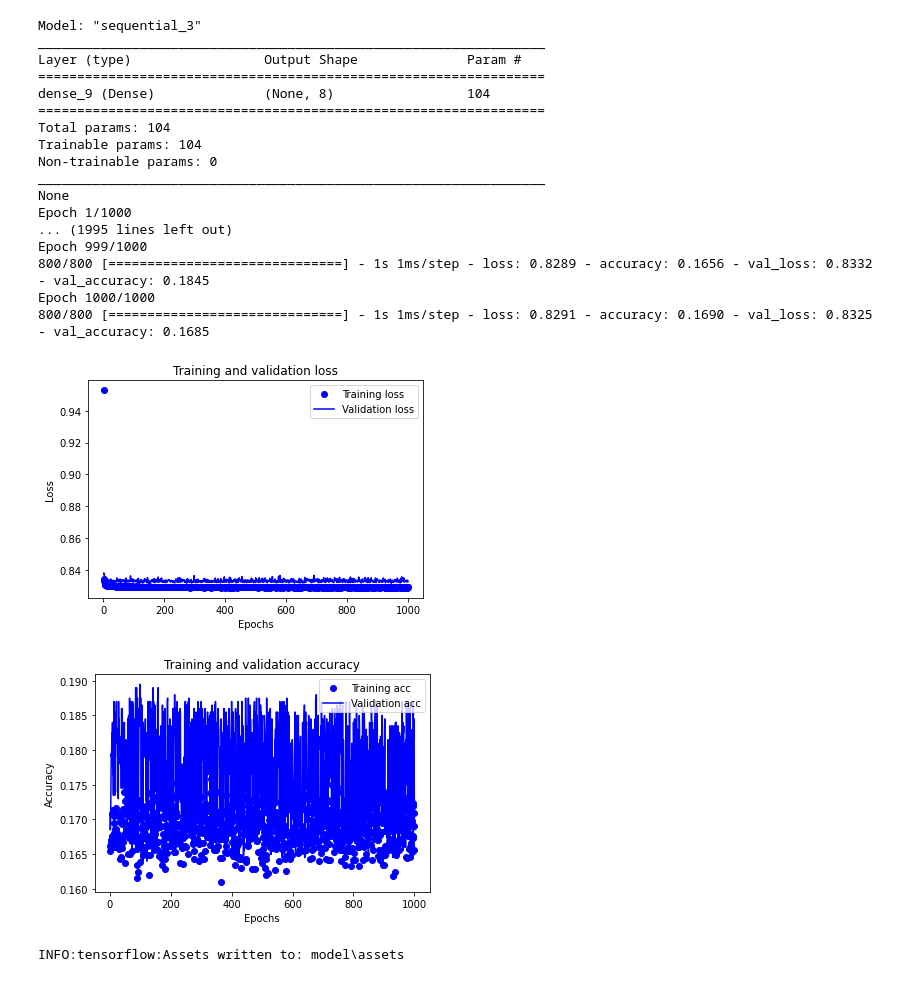
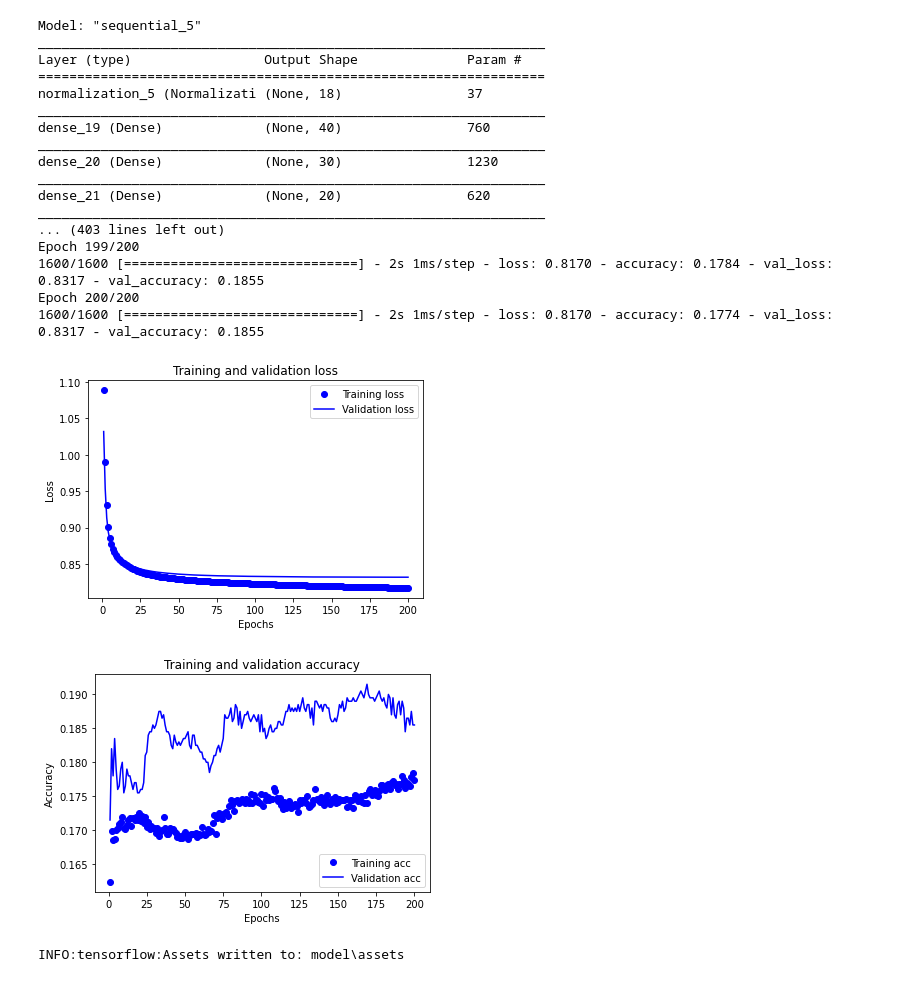
Before and after one commit to f-atwi/robot-interactive-ML-pybullet, a Jupyter notebook: python/train_model.ipynb, the cells around one changed output. Drawn from its saved outputs; the diff is of its cells as text; code cells hidden in the pictures.

```diff
--- a/python/train_model.ipynb
+++ b/python/train_model.ipynb
@@ -21,23 +18,27 @@ def NormalizeData(data):
 # %%
-x_data = NormalizeData(x_data)
+# x_data = NormalizeData(x_data)
 # %%
 x_train, x_test, y_train, y_test = train_test_split(x_data, y_data, test_size=0.2)
 # %%
 
-# normLayer = keras.layers.experimental.preprocessing.Normalization(mean= mean , variance=variance)
-# normLayer.adapt(x_train)
+normLayer = keras.layers.experimental.preprocessing.Normalization()
+normLayer.adapt(x_train)
 
 
 model = Sequential([
-#                 normLayer,
-                Dense(8, input_shape = (12,), activation='linear'),
+                normLayer,
+                Dense(40, input_shape = (18,), activation='relu'),
+                Dense(30, activation='relu'),
+                Dense(20, activation='relu'),
+                Dense(8, activation='linear'),
+
 ])
 
 print(model.summary())
 
 
-model.compile(loss="mse", optimizer = keras.optimizers.Adam(learning_rate=1e-3), metrics=['accuracy'])
-history = model.fit(x_train, y_train, epochs = 1000, batch_size = 10 , validation_data = (x_test, y_test))
+model.compile(loss="mse", optimizer = keras.optimizers.Adam(learning_rate=1e-5), metrics=['accuracy'])
+history = model.fit(x_train, y_train, epochs = 200, batch_size = 5 , validation_data = (x_test, y_test))
 
 history_dict = history.history
 history_dict.keys()
@@ -45,48 +46,48 @@ history_dict.keys()
 acc = history.history['accuracy']
 val_acc = history.history['val_accuracy']
 loss = history.history['loss']
 val_loss = history.history['val_loss']
 
 
 epochs = range(1, len(acc) + 1)
 
 plt.plot(epochs, loss, 'bo', label='Training loss')
 plt.plot(epochs, val_loss, 'b', label='Validation loss')
 plt.title('Training and validation loss')
 plt.xlabel('Epochs')
 plt.ylabel('Loss')
 plt.legend()
 
 plt.show()
 
 plt.plot(epochs, acc, 'bo', label='Training acc')
 plt.plot(epochs, val_acc, 'b', label='Validation acc')
 plt.title('Training and validation accuracy')
 plt.xlabel('Epochs')
 plt.ylabel('Accuracy')
 plt.legend()
 
 plt.show()
 # %% [output]
-Model: "sequential_3"
+Model: "sequential_5"
 _________________________________________________________________
 Layer (type)                 Output Shape              Param #
 =================================================================
-dense_9 (Dense)              (None, 8)                 104
-=================================================================
-Total params: 104
-Trainable params: 104
-Non-trainable params: 0
+normalization_5 (Normalizati (None, 18)                37
 _________________________________________________________________
-None
-Epoch 1/1000
-... (1995 lines left out)
-Epoch 999/1000
-800/800 [==============================] - 1s 1ms/step - loss: 0.8289 - accuracy: 0.1656 - val_loss: 0.8332 - val_accuracy: 0.1845
-Epoch 1000/1000
-800/800 [==============================] - 1s 1ms/step - loss: 0.8291 - accuracy: 0.1690 - val_loss: 0.8325 - val_accuracy: 0.1685
+dense_19 (Dense)             (None, 40)                760
+_________________________________________________________________
+dense_20 (Dense)             (None, 30)                1230
+_________________________________________________________________
+dense_21 (Dense)             (None, 20)                620
+_________________________________________________________________
+... (403 lines left out)
+Epoch 199/200
+1600/1600 [==============================] - 2s 1ms/step - loss: 0.8170 - accuracy: 0.1784 - val_loss: 0.8317 - val_accuracy: 0.1855
+Epoch 200/200
+1600/1600 [==============================] - 2s 1ms/step - loss: 0.8170 - accuracy: 0.1774 - val_loss: 0.8317 - val_accuracy: 0.1855
-[figure, old version]
+[figure, new version]
-[figure, old version]
+[figure, new version]
 # %%
 model.save("model")
 # %% [output]
```
Also changed, not shown: parts of 2 cells of this notebook, 9 other files.
